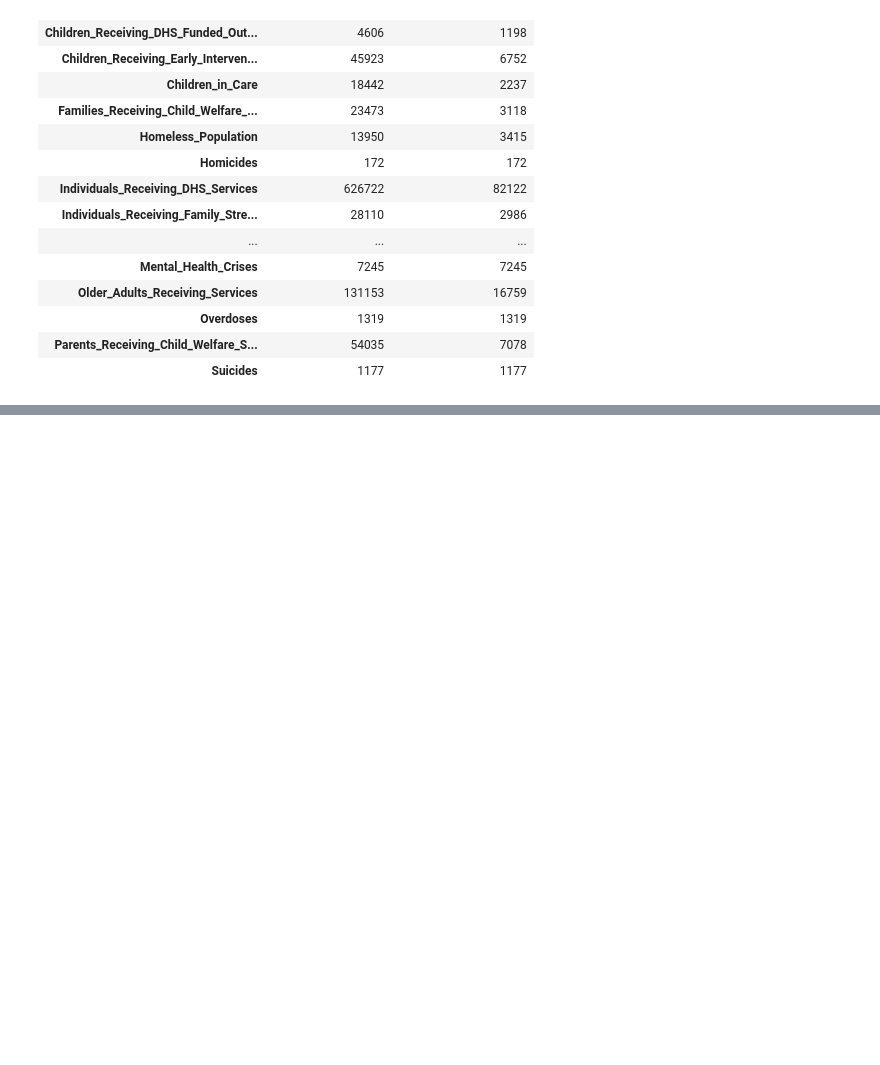
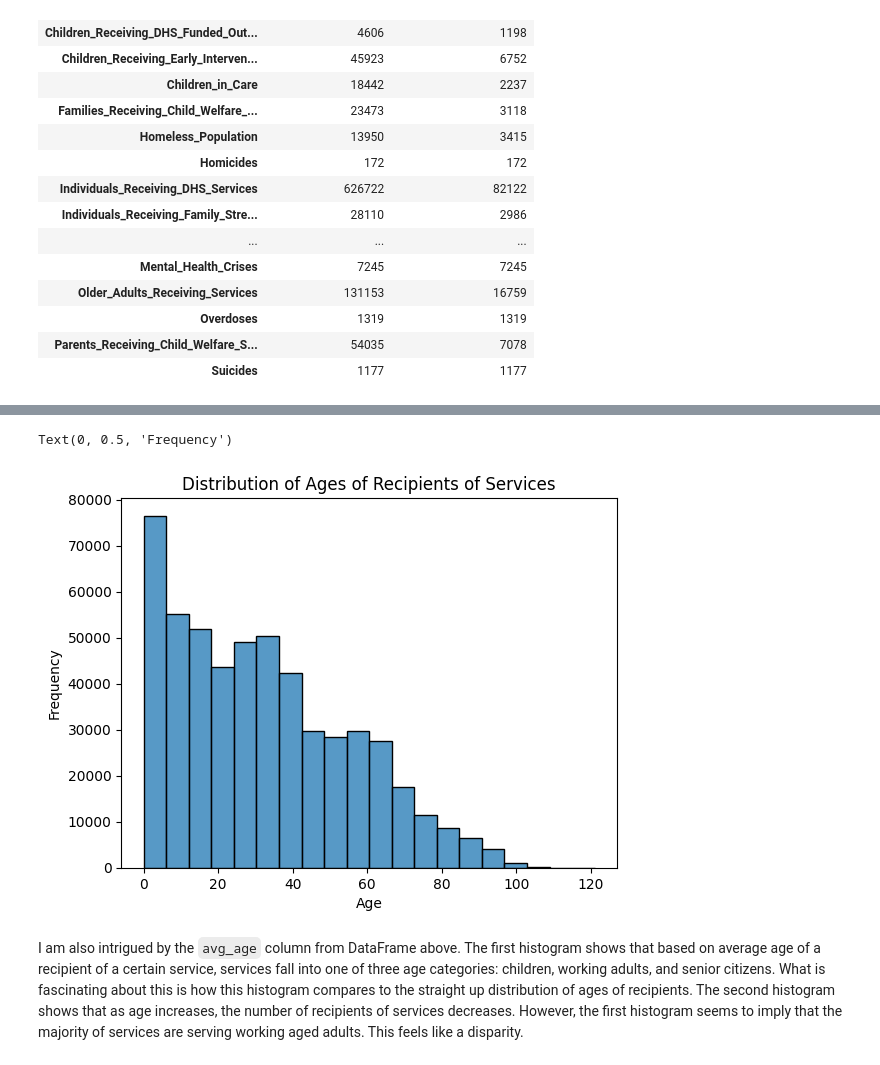
Before and after one commit to joshwinnes11/Math485, a Jupyter notebook: Week1.ipynb, the cells around one changed output, grey strips where cells are left out. Cells and saved outputs as stored; diff of their text form; code cells hidden in the pictures; blank space fills up the shorter version.

```diff
--- a/Week1.ipynb
+++ b/Week1.ipynb
@@ -281,0 +365,16 @@ hwtest
+# %%
+def get_recipient_attribute(df):
+    recipient = df.groupby(df['id'].cat.remove_unused_categories()).agg(  ### remove unused categories
+        num_service = ('service', 'count'),
+        distinct_service = ('service', 'nunique'),
+        first_date = ('date', 'min'),
+        last_date = ('date', 'max'),
+        #num_month = ('month', 'count'),
+        #distinct_month = ('month', 'nunique'),
+        age = ('age', 'mean')
+    ).reset_index()
+
+    return recipient
+# %%
+test4 = get_recipient_attribute(df)
+test4
@@ -281,0 +403,10 @@ hwtest
+# %%
+sns.histplot(test4, x='age', bins=20)
+plt.title('Distribution of Ages of Recipients of Services')
+plt.xlabel('Age')
+plt.ylabel('Frequency')
+# %% [output]
+Text(0, 0.5, 'Frequency')
+[figure, added]
+# %% [markdown]
+I am also intrigued by the `avg_age` column from DataFrame above. The first histogram shows that based on average age of a recipient of a certain service, services fall into one of three age categories: children, working adults, and senior citizens. What is fascinating about this is how this histogram compares to the straight up distribution of ages of recipients. The second histogram shows that as age increases, the number of recipients of services decreases. However, the first histogram seems to imply that the majority of services are serving working aged adults. This feels like a disparity.
```
Also changed, not shown: parts of 15 cells of this notebook.
